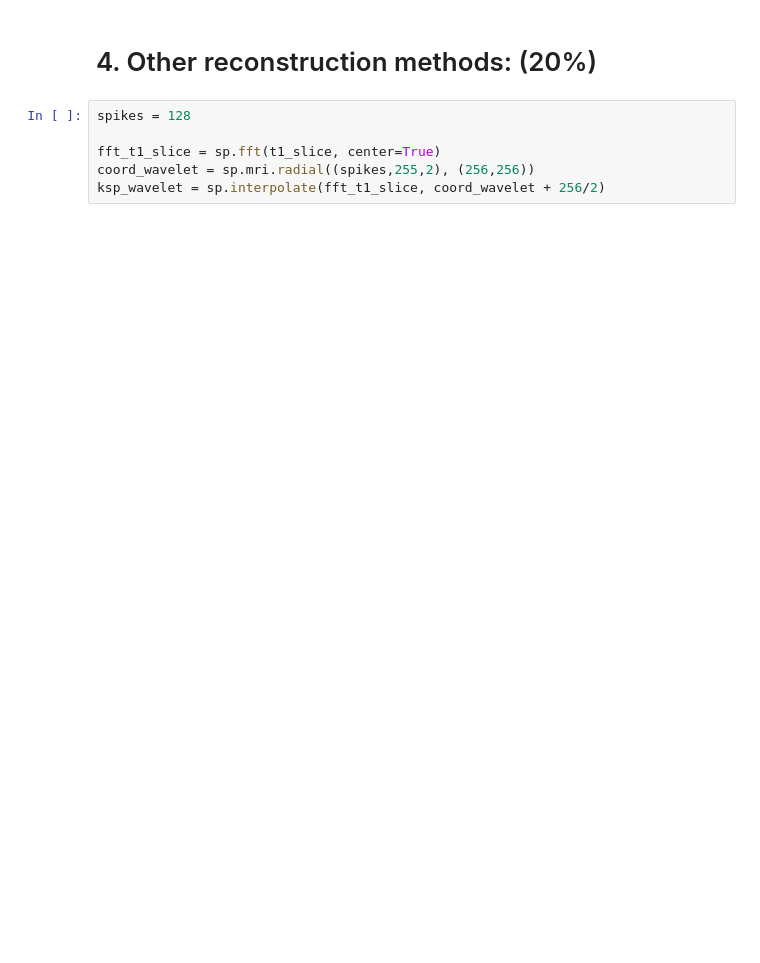
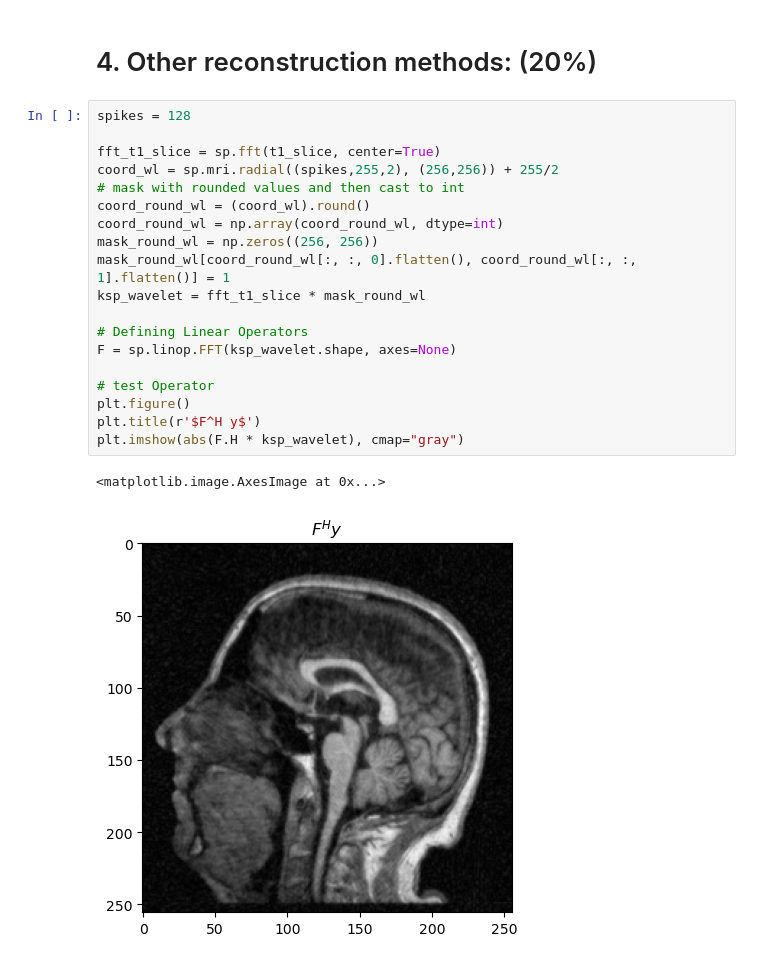
Before and after one commit to lassestahnke/HL2027_recon, a Jupyter notebook: HL2027_project_1.ipynb, the cells around one changed output. Cells and saved outputs as stored; diff of their text form; blank space fills up the shorter version.

Commit message:
Added Linear Operator F for FFT

```diff
--- a/HL2027_project_1.ipynb
+++ b/HL2027_project_1.ipynb
@@ -299,9 +303,25 @@ Max value nufft reconstruction:  4725.923976649401
 Max value original image:  549
 # %% [markdown]
 # 4. Other reconstruction methods: (20%)
-# %%
-spikes = 128
-
-fft_t1_slice = sp.fft(t1_slice, center=True)
-coord_wavelet = sp.mri.radial((spikes,255,2), (256,256))
-ksp_wavelet = sp.interpolate(fft_t1_slice, coord_wavelet + 256/2)
+# %%
+spikes = 128
+
+fft_t1_slice = sp.fft(t1_slice, center=True)
+coord_wl = sp.mri.radial((spikes,255,2), (256,256)) + 255/2
+# mask with rounded values and then cast to int
+coord_round_wl = (coord_wl).round()
+coord_round_wl = np.array(coord_round_wl, dtype=int)
+mask_round_wl = np.zeros((256, 256))
+mask_round_wl[coord_round_wl[:, :, 0].flatten(), coord_round_wl[:, :, 1].flatten()] = 1
+ksp_wavelet = fft_t1_slice * mask_round_wl
+
+# Defining Linear Operators
+F = sp.linop.FFT(ksp_wavelet.shape, axes=None)
+
+# test Operator
+plt.figure()
+plt.title(r'$F^H y$')
+plt.imshow(abs(F.H * ksp_wavelet), cmap="gray")
+# %% [output]
+<matplotlib.image.AxesImage at 0x...>
+[figure, added]
```
Also changed, not shown: parts of 2 cells of this notebook.
